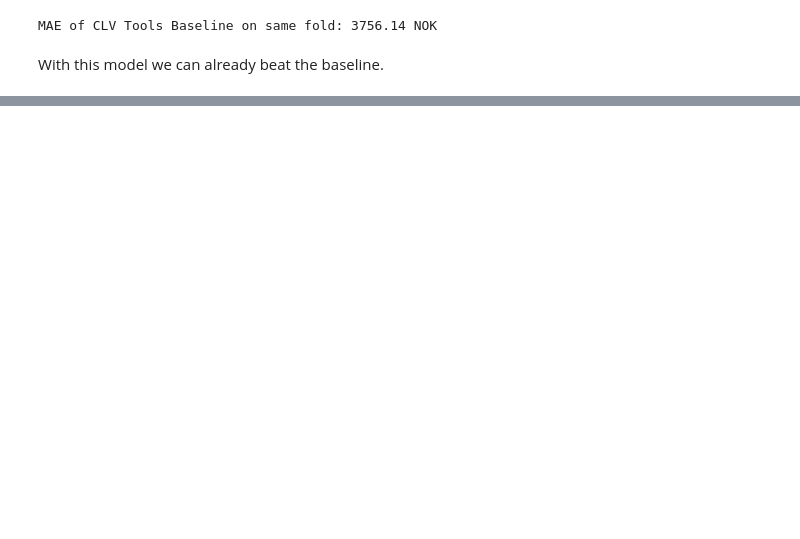
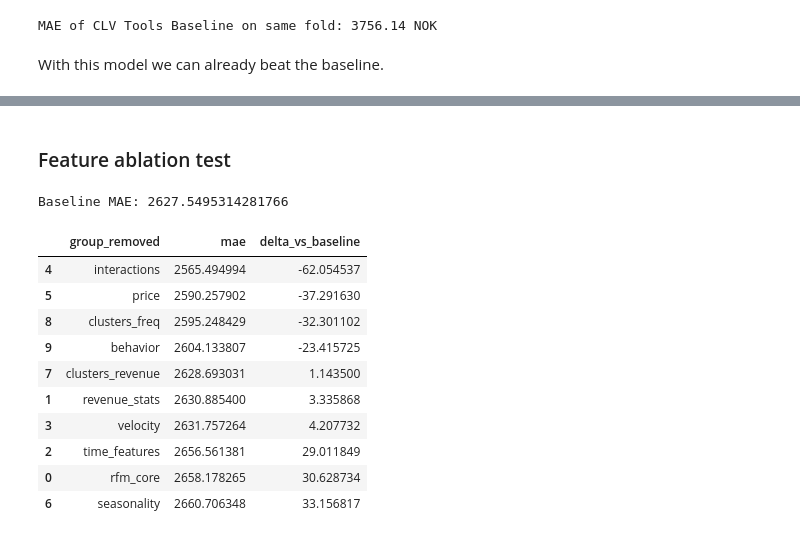
Before and after one commit to juliusatgit/Marketing-Analytics, a Jupyter notebook: notebooks/03_CLV_Prediction.ipynb, the cells around one changed output, grey strips where cells are left out. Drawn from its saved outputs; the diff is of its cells as text; code cells hidden in the pictures; blank space fills up the shorter version.

```diff
--- a/notebooks/03_CLV_Prediction.ipynb
+++ b/notebooks/03_CLV_Prediction.ipynb
@@ -934,0 +1058,27 @@ pct_weekly_rentals          53
+# %% [markdown]
+### Feature ablation test
+# %%
+full_features = X_train_f.columns.tolist()
+
+lgbm_model = lgb.LGBMRegressor(
+    n_estimators      = 500,
+    learning_rate     = 0.05,
+    max_depth         = 6,
+    min_child_samples = 20,
+    subsample         = 0.8,
+    random_state      = 42,
+    verbose           = -1,
+
+    objective="tweedie",
+    tweedie_variance_power=1.3
+)
+
+lgbm_model.fit(X_train_f, y_train)
+
+baseline_pred = lgbm_model.predict(X_test_f)
+baseline_pred = np.clip(baseline_pred, 0, None)
+
+baseline_mae = mean_absolute_error(y_test, baseline_pred)
+print("Baseline MAE:", baseline_mae)
+# %% [output]
+Baseline MAE: 2627.5495314281766
@@ -934,0 +1108,50 @@ pct_weekly_rentals          53
+# %%
+results = []
+
+for group_name, cols in feature_groups.items():
+
+    remaining_features = [f for f in full_features if f not in cols]
+
+
+    X_train_sub = X_train_f[remaining_features]
+    X_test_sub  = X_test_f[remaining_features]
+
+    lgbm_model = lgb.LGBMRegressor(
+        n_estimators      = 500,
+        learning_rate     = 0.05,
+        max_depth         = 6,
+        min_child_samples = 20,
+        subsample         = 0.8,
+        random_state      = 42,
+        verbose           = -1,
+
+        objective="tweedie",
+        tweedie_variance_power=1.3
+    )
+    lgbm_model.fit(X_train_sub, y_train)
+
+    pred = lgbm_model.predict(X_test_sub)
+    pred = np.clip(pred, 0, None)
+
+    mae = mean_absolute_error(y_test, pred)
+
+    results.append({
+        "group_removed": group_name,
+        "mae": mae,
+        "delta_vs_baseline": mae - baseline_mae
+    })
+# %%
+results_df = pd.DataFrame(results).sort_values("delta_vs_baseline")
+results_df
+# %% [output]
+|  | group_removed | mae | delta_vs_baseline |
+| 4 | interactions | 2565.494994 | -62.054537 |
+| 5 | price | 2590.257902 | -37.291630 |
+| 8 | clusters_freq | 2595.248429 | -32.301102 |
+| 9 | behavior | 2604.133807 | -23.415725 |
+| 7 | clusters_revenue | 2628.693031 | 1.143500 |
+| 1 | revenue_stats | 2630.885400 | 3.335868 |
+| 3 | velocity | 2631.757264 | 4.207732 |
+| 2 | time_features | 2656.561381 | 29.011849 |
+| 0 | rfm_core | 2658.178265 | 30.628734 |
+| 6 | seasonality | 2660.706348 | 33.156817 |
```
Also changed, not shown: parts of 27 cells of this notebook.
